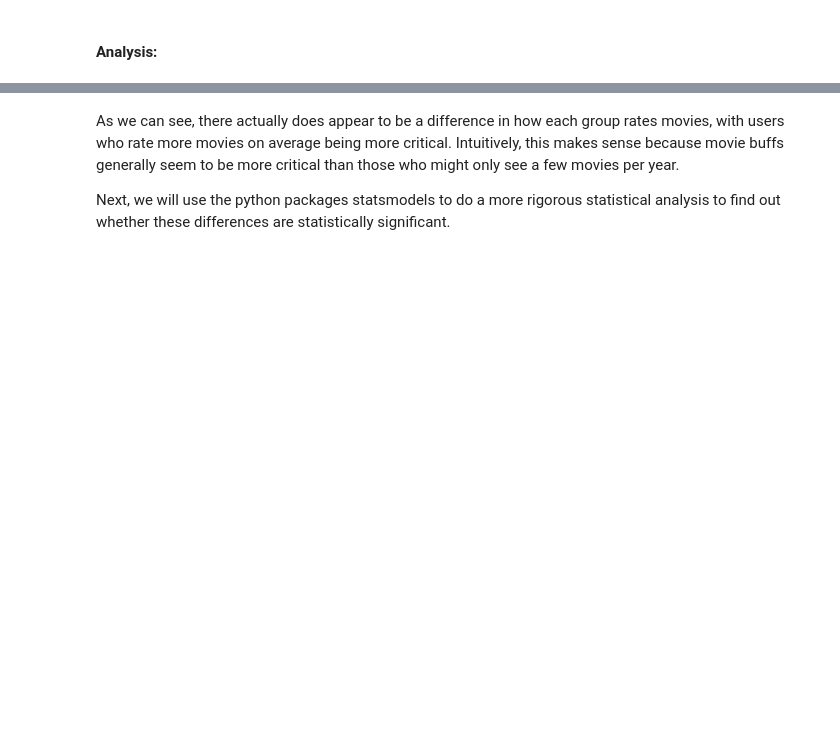
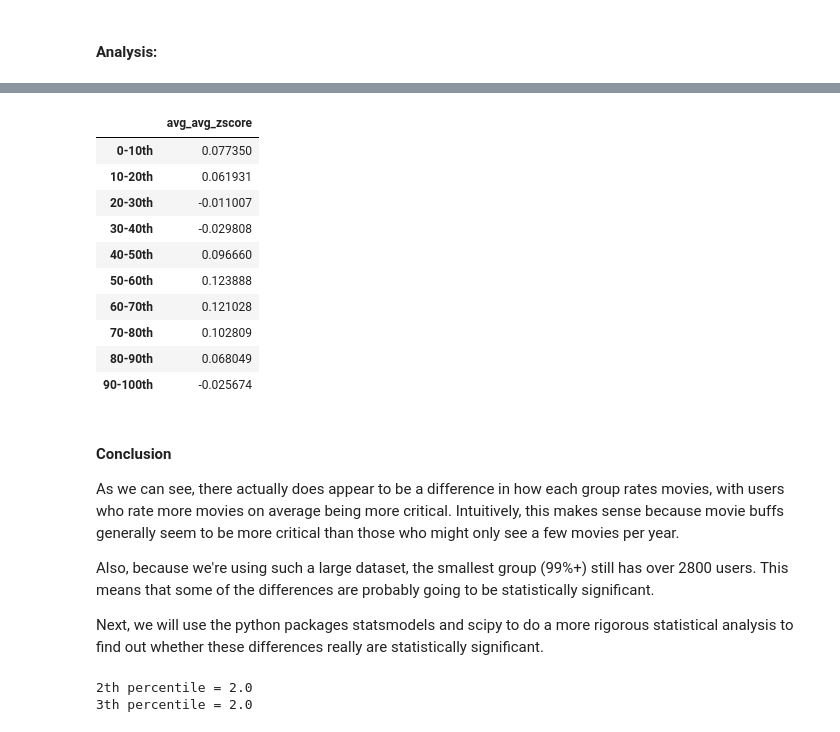
Before and after one commit to ewoodbury/movie-rating-analysis, a Jupyter notebook: Movie Ratings Project.ipynb, the cells around one changed output, grey strips where cells are left out. Drawn from its saved outputs; the diff is of its cells as text; code cells hidden in the pictures; blank space fills up the shorter version.

```diff
--- a/Movie Ratings Project.ipynb
+++ b/Movie Ratings Project.ipynb
@@ -569,0 +580,34 @@ avg_avg_zscore
+# %%
+group_0_10 = avg_zscore_per_user[avg_zscore_per_user['#_ratings'] <= 6]
+group_10_20 = avg_zscore_per_user[(avg_zscore_per_user['#_ratings'] >= 7) & (avg_zscore_per_user['#_ratings'] <= 13)]
+group_20_30 = avg_zscore_per_user[(avg_zscore_per_user['#_ratings'] >= 14) & (avg_zscore_per_user['#_ratings'] <= 16)]
+group_30_40 = avg_zscore_per_user[(avg_zscore_per_user['#_ratings'] >= 17) & (avg_zscore_per_user['#_ratings'] <= 20)]
+group_40_50 = avg_zscore_per_user[(avg_zscore_per_user['#_ratings'] >= 21) & (avg_zscore_per_user['#_ratings'] <= 30)]
+group_50_60 = avg_zscore_per_user[(avg_zscore_per_user['#_ratings'] >= 31) & (avg_zscore_per_user['#_ratings'] <= 46)]
+group_60_70 = avg_zscore_per_user[(avg_zscore_per_user['#_ratings'] >= 47) & (avg_zscore_per_user['#_ratings'] <= 72)]
+group_70_80 = avg_zscore_per_user[(avg_zscore_per_user['#_ratings'] >= 73) & (avg_zscore_per_user['#_ratings'] <= 119)]
+group_80_90 = avg_zscore_per_user[(avg_zscore_per_user['#_ratings'] >= 120) & (avg_zscore_per_user['#_ratings'] <= 236)]
+group_90_100 = avg_zscore_per_user[(avg_zscore_per_user['#_ratings'] >= 237)]
+# %%
+data_1 = [group_0_10['avg_zscore'].mean(), group_10_20['avg_zscore'].mean(),
+        group_20_30['avg_zscore'].mean(), group_30_40['avg_zscore'].mean(),
+        group_40_50['avg_zscore'].mean(), group_50_60['avg_zscore'].mean(),
+        group_60_70['avg_zscore'].mean(), group_70_80['avg_zscore'].mean(),
+        group_80_90['avg_zscore'].mean(), group_90_100['avg_zscore'].mean(),]
+avg_avg_zscore_1 = pd.DataFrame(data_1, index = ['0-10th','10-20th','20-30th','30-40th','40-50th','50-60th',
+                                                 '60-70th','70-80th','80-90th','90-100th'])
+avg_avg_zscore_1.columns = ['avg_avg_zscore']
+# %%
+avg_avg_zscore_1.head(10)
+# %% [output]
+|  | avg_avg_zscore |
+| 0-10th | 0.077350 |
+| 10-20th | 0.061931 |
+| 20-30th | -0.011007 |
+| 30-40th | -0.029808 |
+| 40-50th | 0.096660 |
+| 50-60th | 0.123888 |
+| 60-70th | 0.121028 |
+| 70-80th | 0.102809 |
+| 80-90th | 0.068049 |
+| 90-100th | -0.025674 |
@@ -570,4 +617,14 @@ avg_avg_zscore
 # %% [markdown]
+#### Conclusion
+
 As we can see, there actually does appear to be a difference in how each group rates movies, with users who rate more movies on average being more critical. Intuitively, this makes sense because movie buffs generally seem to be more critical than those who might only see a few movies per year.
 
-Next, we will use the python packages statsmodels to do a more rigorous statistical analysis to find out whether these differences are statistically significant.
+Also, because we're using such a large dataset, the smallest group (99%+) still has over 2800 users. This means that some of the differences are probably going to be statistically significant.
+
+Next, we will use the python packages statsmodels and scipy to do a more rigorous statistical analysis to find out whether these differences really are statistically significant.
+# %%
+print('2th percentile = ' + str(np.percentile(n_ratings_per_user['rating'],2)))
+print('3th percentile = ' + str(np.percentile(n_ratings_per_user['rating'],3)))
+# %% [output]
+2th percentile = 2.0
+3th percentile = 2.0
```
Also changed, not shown: parts of 12 cells of this notebook.
